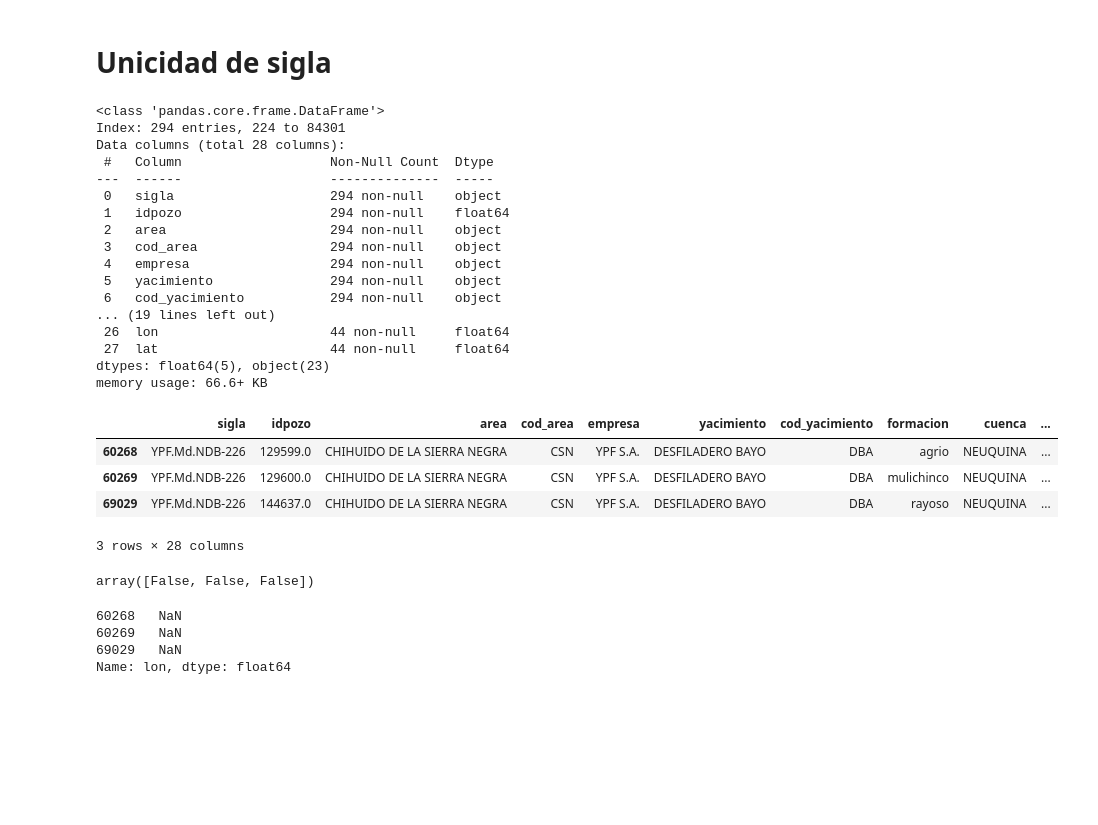
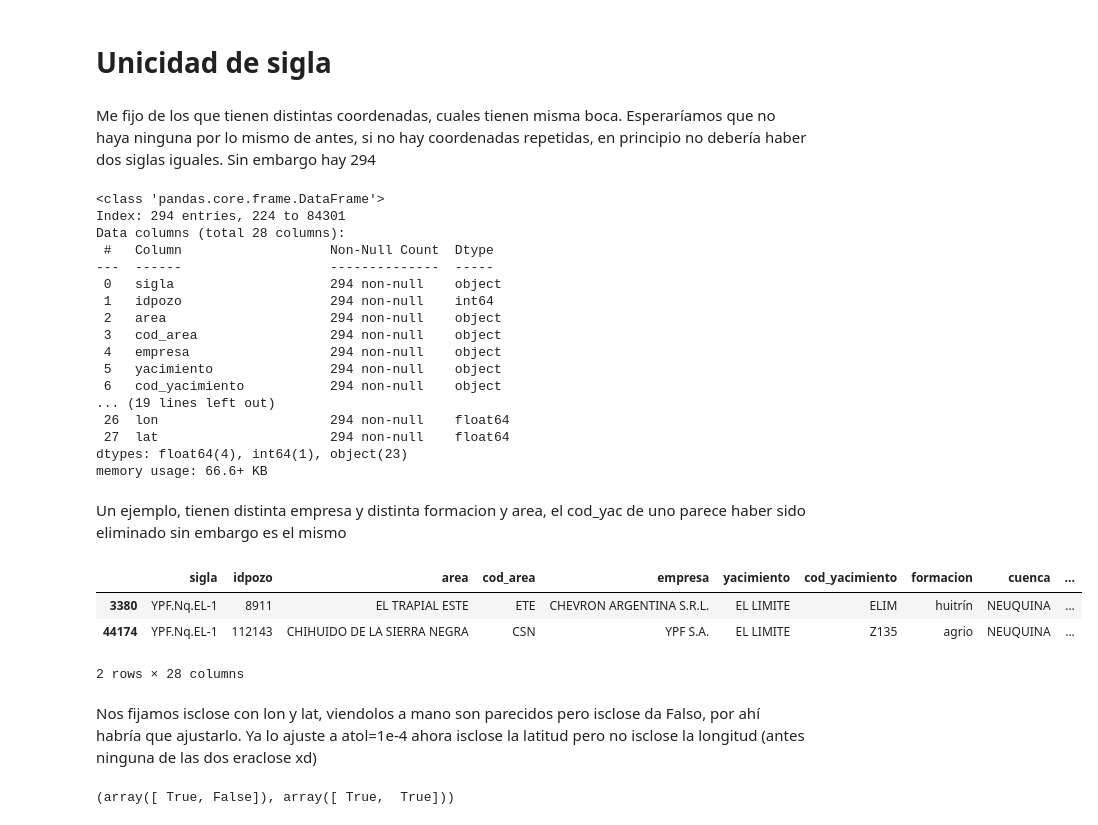
Before and after one commit to tiagoscalise3/calidad_tp2, a Jupyter notebook: Unicidad.ipynb, the cells around one changed output. Drawn from its saved outputs; the diff is of its cells as text; code cells hidden in the pictures; blank space fills up the shorter version.

```diff
--- a/Unicidad.ipynb
+++ b/Unicidad.ipynb
@@ -93,5 +95,7 @@ memory usage: 433.2+ KB
 # %%
 pozos['coords'] = pozos['geojson'].apply(json.loads)
 pozos['coords'] = pozos['coords'].apply(lambda x: x['coordinates'])
-pozos
+pozos[['lon', 'lat']] = pd.DataFrame(pozos['coords'].tolist(), index=pozos.index)
+pozos = pozos.drop(columns=['coords'])
+pozos.info()
 # %% [output]
@@ -111,3 +118,0 @@ pozos
-# %%
-pozos = pd.concat([pozos, coordenadas], axis=1)
-pozos
@@ -230,5 +287,7 @@ dtype: bool
 # %% [markdown]
 # Unicidad de sigla
+# %% [markdown]
+Me fijo de los que tienen distintas coordenadas, cuales tienen misma boca. Esperaríamos que no haya ninguna por lo mismo de antes, si no hay coordenadas repetidas, en principio no debería haber dos siglas iguales. Sin embargo hay 294
 # %%
 sigla_dup = pozos[(~pozos['geom'].duplicated(keep=False))]
 sigla_dup = sigla_dup[(sigla_dup['sigla'].duplicated(keep=False))]
@@ -240,34 +299,30 @@ Data columns (total 28 columns):
  #   Column                   Non-Null Count  Dtype
 ---  ------                   --------------  -----
  0   sigla                    294 non-null    object
- 1   idpozo                   294 non-null    float64
+ 1   idpozo                   294 non-null    int64
  2   area                     294 non-null    object
  3   cod_area                 294 non-null    object
  4   empresa                  294 non-null    object
  5   yacimiento               294 non-null    object
  6   cod_yacimiento           294 non-null    object
 ... (19 lines left out)
- 26  lon                      44 non-null     float64
- 27  lat                      44 non-null     float64
-dtypes: float64(5), object(23)
+ 26  lon                      294 non-null    float64
+ 27  lat                      294 non-null    float64
+dtypes: float64(4), int64(1), object(23)
 memory usage: 66.6+ KB
+# %% [markdown]
+Un ejemplo, tienen distinta empresa y distinta formacion y area, el cod_yac de uno parece haber sido eliminado sin embargo es el mismo
 # %%
-dup = sigla_dup[sigla_dup['sigla'] == sigla_dup['sigla'].iloc[123]]
+dup = sigla_dup[sigla_dup['sigla'] == sigla_dup['sigla'].iloc[50]]
 dup
 # %% [output]
 |  | sigla | idpozo | area | cod_area | empresa | yacimiento | cod_yacimiento | formacion | cuenca | ... |
-| 60268 | YPF.Md.NDB-226 | 129599.0 | CHIHUIDO DE LA SIERRA NEGRA | CSN | YPF S.A. | DESFILADERO BAYO | DBA | agrio | NEUQUINA | ... |
-| 60269 | YPF.Md.NDB-226 | 129600.0 | CHIHUIDO DE LA SIERRA NEGRA | CSN | YPF S.A. | DESFILADERO BAYO | DBA | mulichinco | NEUQUINA | ... |
-| 69029 | YPF.Md.NDB-226 | 144637.0 | CHIHUIDO DE LA SIERRA NEGRA | CSN | YPF S.A. | DESFILADERO BAYO | DBA | rayoso | NEUQUINA | ... |
+| 3380 | YPF.Nq.EL-1 | 8911 | EL TRAPIAL ESTE | ETE | CHEVRON ARGENTINA S.R.L. | EL LIMITE | ELIM | huitrín | NEUQUINA | ... |
+| 44174 | YPF.Nq.EL-1 | 112143 | CHIHUIDO DE LA SIERRA NEGRA | CSN | YPF S.A. | EL LIMITE | Z135 | agrio | NEUQUINA | ... |
-3 rows × 28 columns
+2 rows × 28 columns
+# %% [markdown]
+Nos fijamos isclose con lon y lat, viendolos a mano son parecidos pero isclose da Falso, por ahí habría que ajustarlo. Ya lo ajuste a atol=1e-4 ahora isclose la latitud pero no isclose la longitud (antes ninguna de las dos eraclose xd)
 # %%
-np.isclose(dup['lon'], dup['lon'].iloc[0])
+np.isclose(dup['lon'], dup['lon'].iloc[0], atol=1e-4), np.isclose(dup['lat'], dup['lat'].iloc[0], atol=1e-4)
 # %% [output]
-array([False, False, False])
+(array([ True, False]), array([ True,  True]))
-# %%
-dup['lon']
-# %% [output]
-60268   NaN
-60269   NaN
-69029   NaN
-Name: lon, dtype: float64
```
Also changed, not shown: parts of 28 cells of this notebook.
